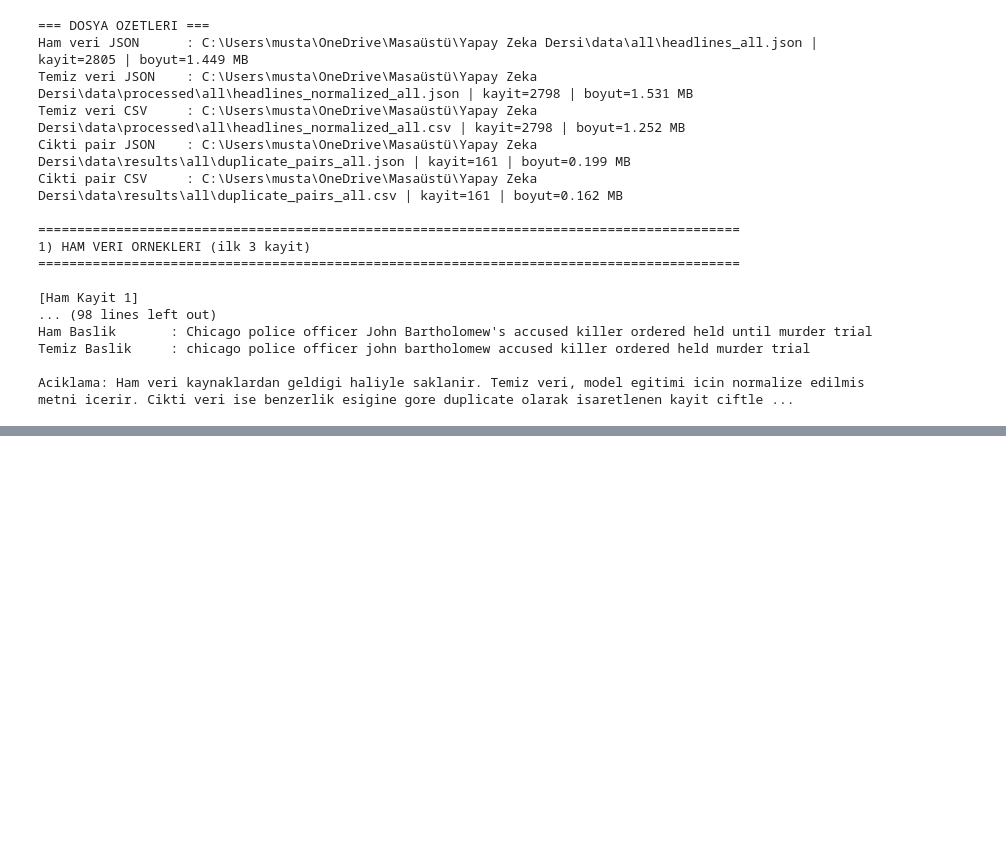
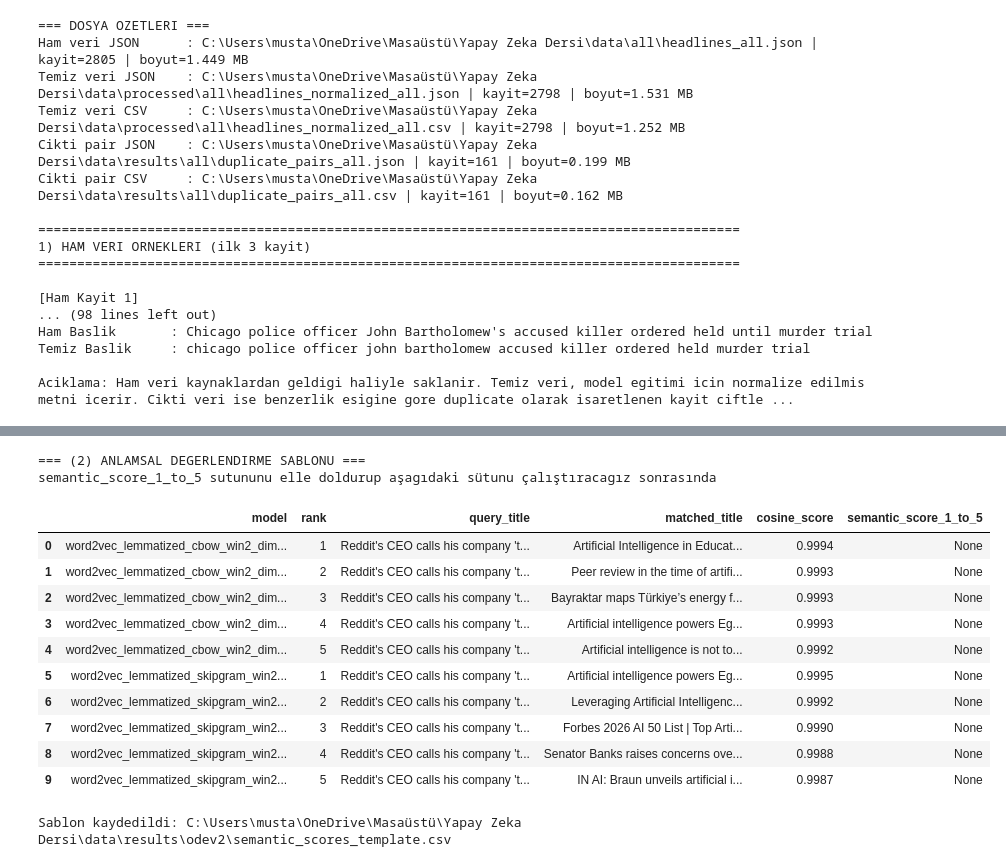
Before and after one commit to Mustafazxcv/yapay-zeka-proje, a Jupyter notebook: analysis_pipeline.ipynb, the cells around one changed output, grey strips where cells are left out. Drawn from its saved outputs; the diff is of its cells as text; code cells hidden in the pictures; blank space fills up the shorter version.

```diff
--- a/analysis_pipeline.ipynb
+++ b/analysis_pipeline.ipynb
@@ -774,0 +1148,38 @@ Aciklama: Ham veri kaynaklardan geldigi haliyle saklanir. Temiz veri, model egit
+# %%
+# (2) Anlamsal Değerlendirme – elle puanlama şablonu
+
+semantic_rows = []
+for model_name, result in similarity_results.items():
+    for match in result['top_matches']:
+        semantic_rows.append({
+            'model': model_name,
+            'rank': match['rank'],
+            'query_title': result['query_title'],
+            'matched_title': match['title'],
+            'cosine_score': match['similarity'],
+            'semantic_score_1_to_5': None,
+        })
+
+semantic_df = pd.DataFrame(semantic_rows)
+semantic_template_path = ODEV2_CONFIG['results_dir'] / 'semantic_scores_template.csv'
+semantic_df.to_csv(semantic_template_path, index=False, encoding='utf-8')
+
+print('=== (2) ANLAMSAL DEGERLENDIRME SABLONU ===')
+print('semantic_score_1_to_5 sutununu elle doldurup aşagıdaki sütunu çalıştıracagız sonrasında')
+display(semantic_df.head(10))
+print(f'\nSablon kaydedildi: {semantic_template_path}')
+# %% [output]
+=== (2) ANLAMSAL DEGERLENDIRME SABLONU ===
+semantic_score_1_to_5 sutununu elle doldurup aşagıdaki sütunu çalıştıracagız sonrasında
+|  | model | rank | query_title | matched_title | cosine_score | semantic_score_1_to_5 |
+| 0 | word2vec_lemmatized_cbow_win2_dim... | 1 | Reddit's CEO calls his company 't... | Artificial Intelligence in Educat... | 0.9994 | None |
+| 1 | word2vec_lemmatized_cbow_win2_dim... | 2 | Reddit's CEO calls his company 't... | Peer review in the time of artifi... | 0.9993 | None |
+| 2 | word2vec_lemmatized_cbow_win2_dim... | 3 | Reddit's CEO calls his company 't... | Bayraktar maps Türkiye’s energy f... | 0.9993 | None |
+| 3 | word2vec_lemmatized_cbow_win2_dim... | 4 | Reddit's CEO calls his company 't... | Artificial intelligence powers Eg... | 0.9993 | None |
+| 4 | word2vec_lemmatized_cbow_win2_dim... | 5 | Reddit's CEO calls his company 't... | Artificial intelligence is not to... | 0.9992 | None |
+| 5 | word2vec_lemmatized_skipgram_win2... | 1 | Reddit's CEO calls his company 't... | Artificial intelligence powers Eg... | 0.9995 | None |
+| 6 | word2vec_lemmatized_skipgram_win2... | 2 | Reddit's CEO calls his company 't... | Leveraging Artificial Intelligenc... | 0.9992 | None |
+| 7 | word2vec_lemmatized_skipgram_win2... | 3 | Reddit's CEO calls his company 't... | Forbes 2026 AI 50 List | Top Arti... | 0.9990 | None |
+| 8 | word2vec_lemmatized_skipgram_win2... | 4 | Reddit's CEO calls his company 't... | Senator Banks raises concerns ove... | 0.9988 | None |
+| 9 | word2vec_lemmatized_skipgram_win2... | 5 | Reddit's CEO calls his company 't... | IN AI: Braun unveils artificial i... | 0.9987 | None |
+Sablon kaydedildi: C:\Users\musta\OneDrive\Masaüstü\Yapay Zeka Dersi\data\results\odev2\semantic_scores_template.csv
```
Also changed, not shown: parts of 16 cells of this notebook, 34 other files.
